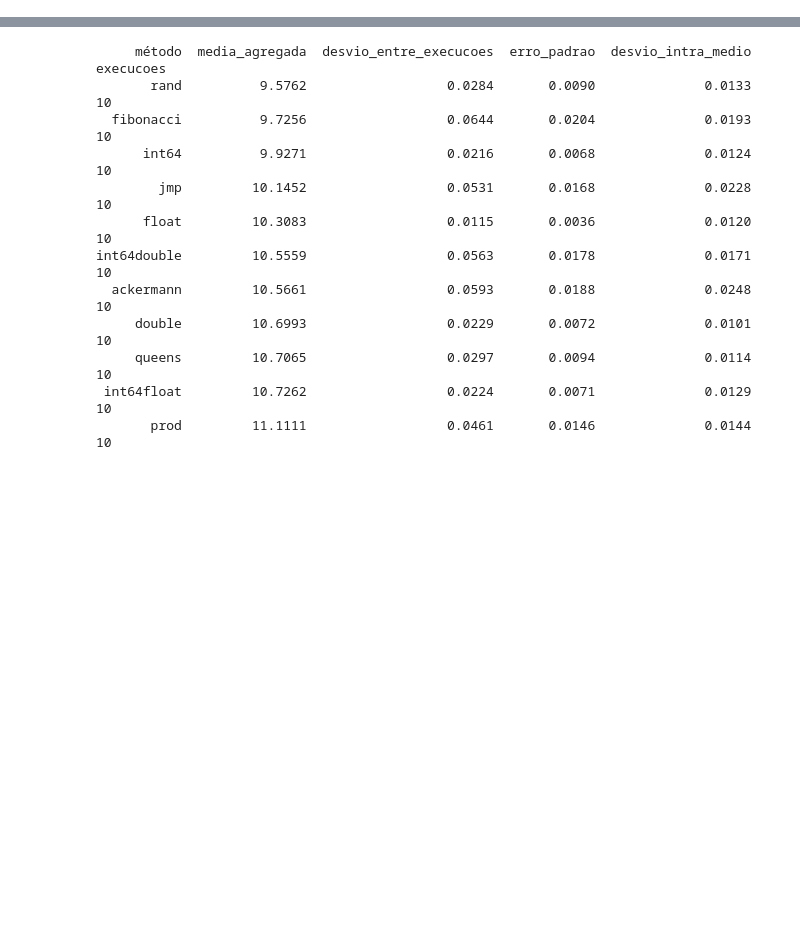
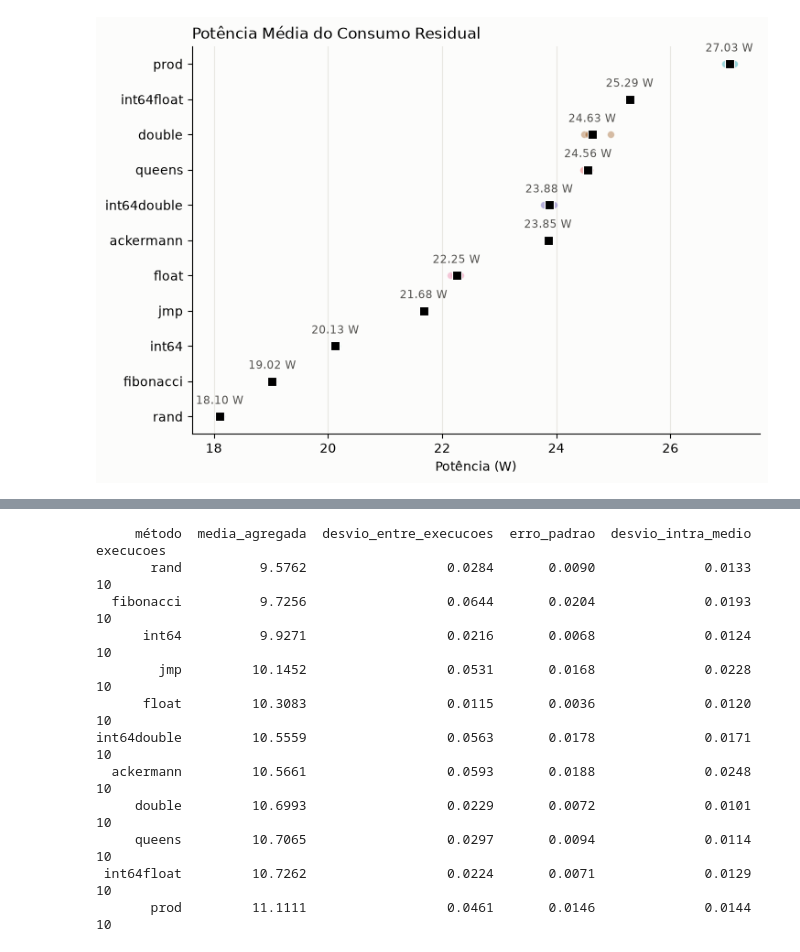
Before and after one commit to luizpcsilva/LECOS, a Jupyter notebook: dados/filtro.ipynb, the cells around one changed output, grey strips where cells are left out. Saved outputs shown, nothing was run; the diff lists cells and outputs as text; code cells hidden in the pictures; blank space fills up the shorter version.

```diff
--- a/dados/filtro.ipynb
+++ b/dados/filtro.ipynb
@@ -72,0 +5,84 @@ filtrado.to_csv("paralela.csv")
+# %%
+
+
+cons = pd.read_csv("log_medicao_sequencial.csv",
+                   names=["Stress-ng", "Média", "Variância"])
+#ons = pd.read_csv("log_medicao_paralela.csv", names=["Stress-ng", "Média", "Variância"])
+
+'''cons = cons.rename(columns={
+    "stress-ng---cpu-6---cpu-method-queens--t-30-20260924_121141.csv": "Stress-ng",
+    "24.4723993227684": "Info",
+    "0.008322237037118985": "Média"
+    })
+'''
+
+#print(cons.columns)
+
+#cons = cons[~cons.astype(str).apply(lambda linha : linha.str.contains("n"),any(), axis=1)]
+
+filtrado = cons.copy()
+
+filtrado = filtrado.dropna(subset=["Variância"])
+
+metodos = filtrado['Stress-ng'].str.findall(r'-method-([^-]+)')
+filtrado['método'] = metodos.str[0]
+filtrado['método2'] = metodos.str[1]
+filtrado['par'] = metodos.apply(lambda m: tuple(sorted(m)))
+
+filtrado['cpu'] = filtrado["Stress-ng"].str.split('--').str[1]
+
+filtrado['tempo'] = filtrado['Stress-ng'].str.extract(r't-([^-]+)')
+#tempo = filtrado["Stress-ng"].str.split('--').str[3]
+#filtrado['tempo'] = tempo.str.split('-').str[1]
+
+filtrado['data'] = filtrado['Stress-ng'].str.extract(r't-30-([^-]+)')
+#data = filtrado["Stress-ng"].str.split('-').str[14]
+#filtrado["data"] = data.str.split('_').str[0]
+
+grupo = filtrado.groupby("método")["Média"]
+#variância = grupo.var()
+
+
+# ===== INÍCIO: cor por método + pontos individuais + média em destaque =====
+plt.rcParams["figure.facecolor"] = "#fcfcfb"
+plt.rcParams["savefig.facecolor"] = "#fcfcfb"
+plt.rcParams["savefig.transparent"] = False
+
+ordem = filtrado.groupby('método')['Média'].mean().sort_values().index
+cores = ["#2a78d6", "#eb6834", "#1baf7a", "#eda100", "#e87ba4",
+         "#008300", "#4a3aa7", "#e34948", "#9c5a1f", "#6b7a00", "#0097a7"]
+# slots 1-8 = paleta categórica validada da skill dataviz; 9-11 (terracota,
+# oliva, ciano) são extras não validados -- usado porque o usuário pediu
+# cor única por método mesmo sabendo do risco de CVD-safety (ver plano)
+
+fig, ax = plt.subplots(figsize=(8, 5.5))
+for i, metodo in enumerate(ordem):
+    cor = cores[i]
+    valores = filtrado.loc[filtrado['método'] == metodo, 'Média']
+    ax.scatter(valores, [i] * len(valores), s=30, color=cor, alpha=0.4,
+               edgecolors="white", linewidths=0.5, zorder=2)
+    media = valores.mean()
+    ax.scatter([media], [i], s=55, marker="s", color="black", edgecolors="white",
+               linewidths=0.8, zorder=3)
+    ax.text(media, i + 0.28, f"{media:.2f} W", ha="center", va="bottom",
+            fontsize=8.5, color="#52514e")
+
+ax.set_yticks(range(len(ordem)))
+ax.set_yticklabels(ordem, fontsize=10)
+ax.set_xlabel("Potência (W)")
+ax.set_title("Potência Média do Consumo Residual", loc="left")
+ax.spines[["top", "right"]].set_visible(False)
+ax.grid(axis="x", color="#e8e7e2", linewidth=0.8, zorder=0)
+ax.set_axisbelow(True)
+fig.patch.set_facecolor("#fcfcfb")   # fundo sólido, sem transparência
+ax.set_facecolor("#fcfcfb")
+# ===== FIM: cor por método + pontos individuais + média em destaque =====
+
+
+
+plt.show()
+print(filtrado)
+#filtrado.to_csv("paralela.csv")
+#print(variância)
+# %% [output]
+[figure, added]
```
Also changed, not shown: parts of 3 cells of this notebook, 4 other files.
